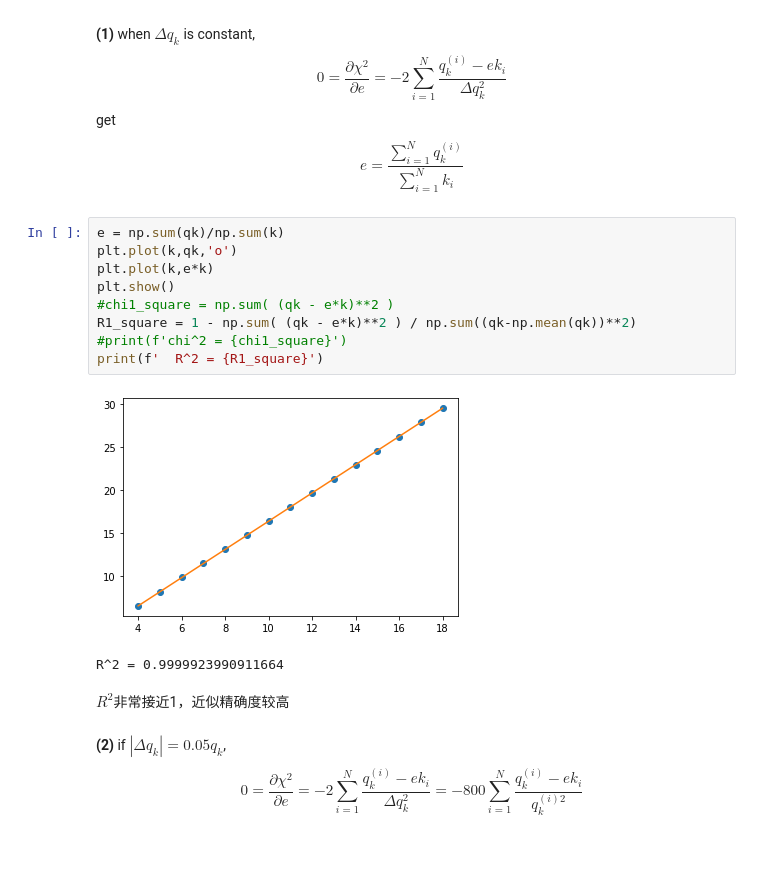
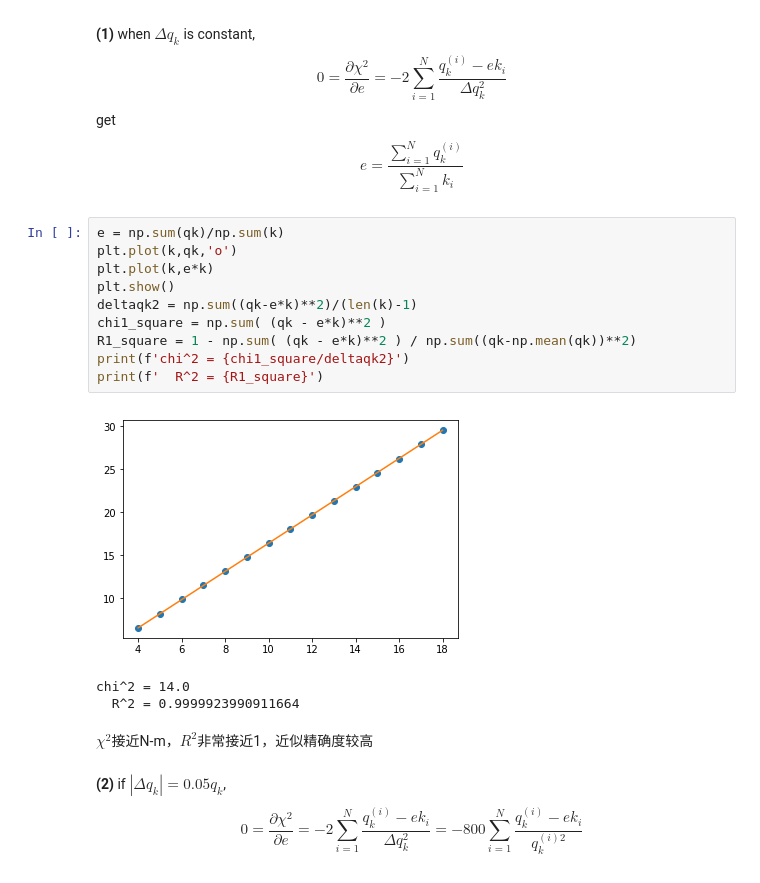
Before and after one commit to Little-old-brother-team/GroupWork, a Jupyter notebook: Week7/GroupWork7.ipynb, the cells around one changed output. Drawn from its saved outputs; the diff is of its cells as text; blank space fills up the shorter version.

```diff
--- a/Week7/GroupWork7.ipynb
+++ b/Week7/GroupWork7.ipynb
@@ -99,17 +99,19 @@ $$
 # %%
 e = np.sum(qk)/np.sum(k)
 plt.plot(k,qk,'o')
 plt.plot(k,e*k)
 plt.show()
-#chi1_square = np.sum( (qk - e*k)**2 )
+deltaqk2 = np.sum((qk-e*k)**2)/(len(k)-1)
+chi1_square = np.sum( (qk - e*k)**2 )
 R1_square = 1 - np.sum( (qk - e*k)**2 ) / np.sum((qk-np.mean(qk))**2)
-#print(f'chi^2 = {chi1_square}')
+print(f'chi^2 = {chi1_square/deltaqk2}')
 print(f'  R^2 = {R1_square}')
 # %% [output]
-[figure, old version]
+[figure, new version]
-R^2 = 0.9999923990911664
+chi^2 = 14.0
+  R^2 = 0.9999923990911664
 # %% [markdown]
-$R^2$非常接近1，近似精确度较高
+$\chi^2$接近N-m，$R^2$非常接近1，近似精确度较高
 # %% [markdown]
 **(2)** if $\left\vert\Delta {q_k}\right\vert= 0.05q_k$,
 $$
```
Also changed, not shown: parts of 9 cells of this notebook.
